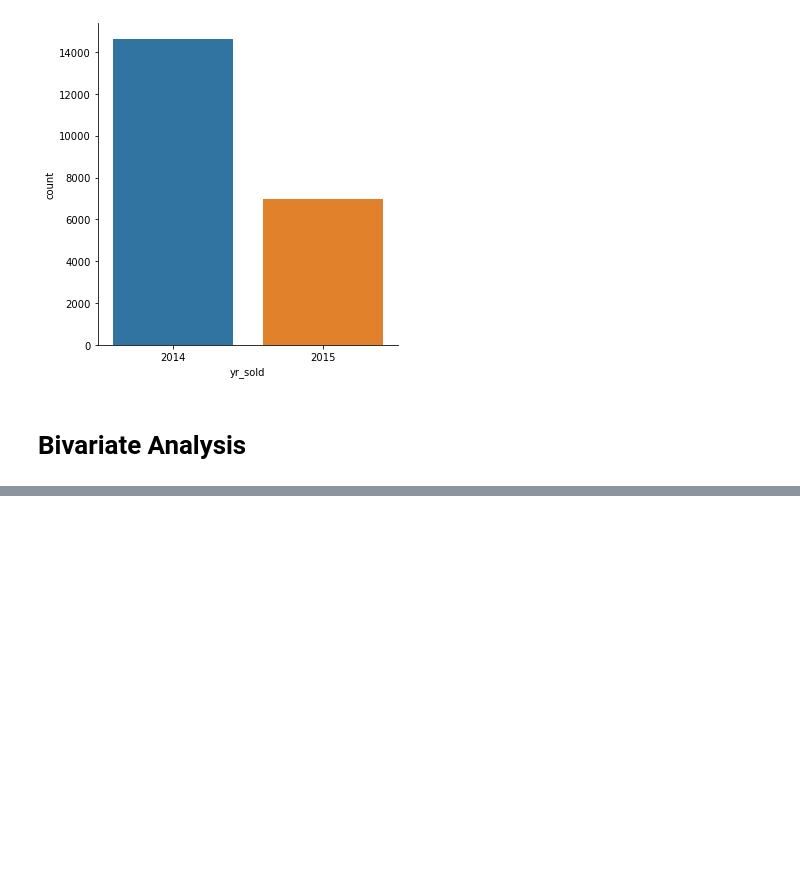
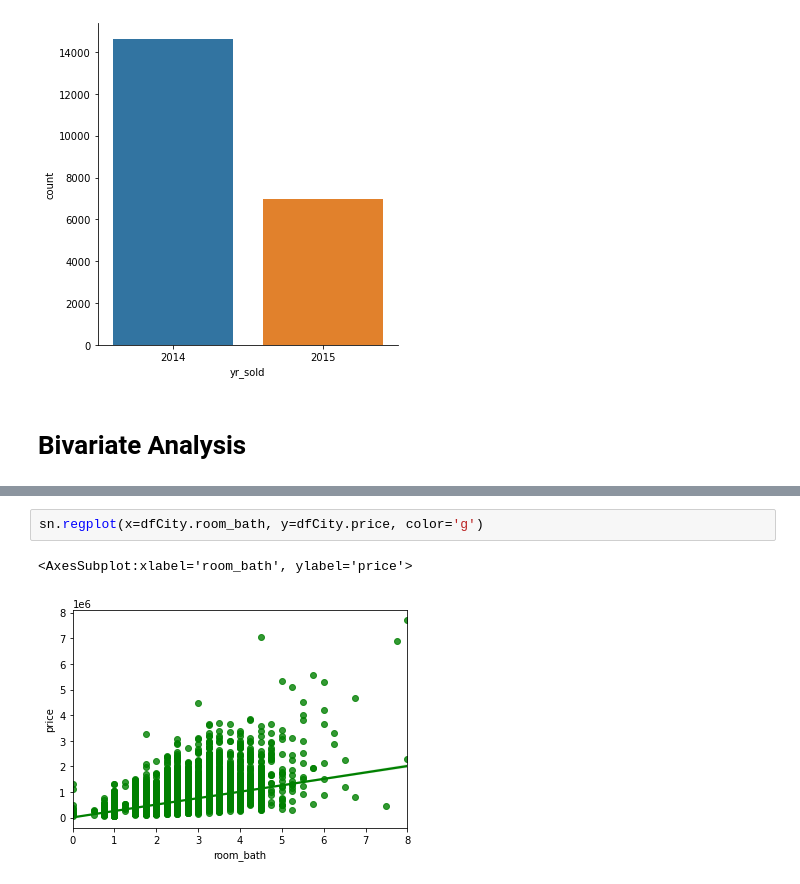
Before and after one commit to ChanhHuy0188/What-I-learn-to, a Jupyter notebook: ChartPractise/ChartPractise.ipynb, the cells around one changed output, grey strips where cells are left out. Saved outputs shown, nothing was run; the diff lists cells and outputs as text; blank space fills up the shorter version.

```diff
--- a/ChartPractise/ChartPractise.ipynb
+++ b/ChartPractise/ChartPractise.ipynb
@@ -361,0 +369,5 @@ sn.heatmap(corr,vmax=.8,linewidths=0.01,square=True,annot=True,cmap='RdBu',linec
+# %%
+sn.regplot(x=dfCity.room_bath, y=dfCity.price, color='g')
+# %% [output]
+<AxesSubplot:xlabel='room_bath', ylabel='price'>
+[figure, added]
```
Also changed, not shown: parts of 7 cells of this notebook.
